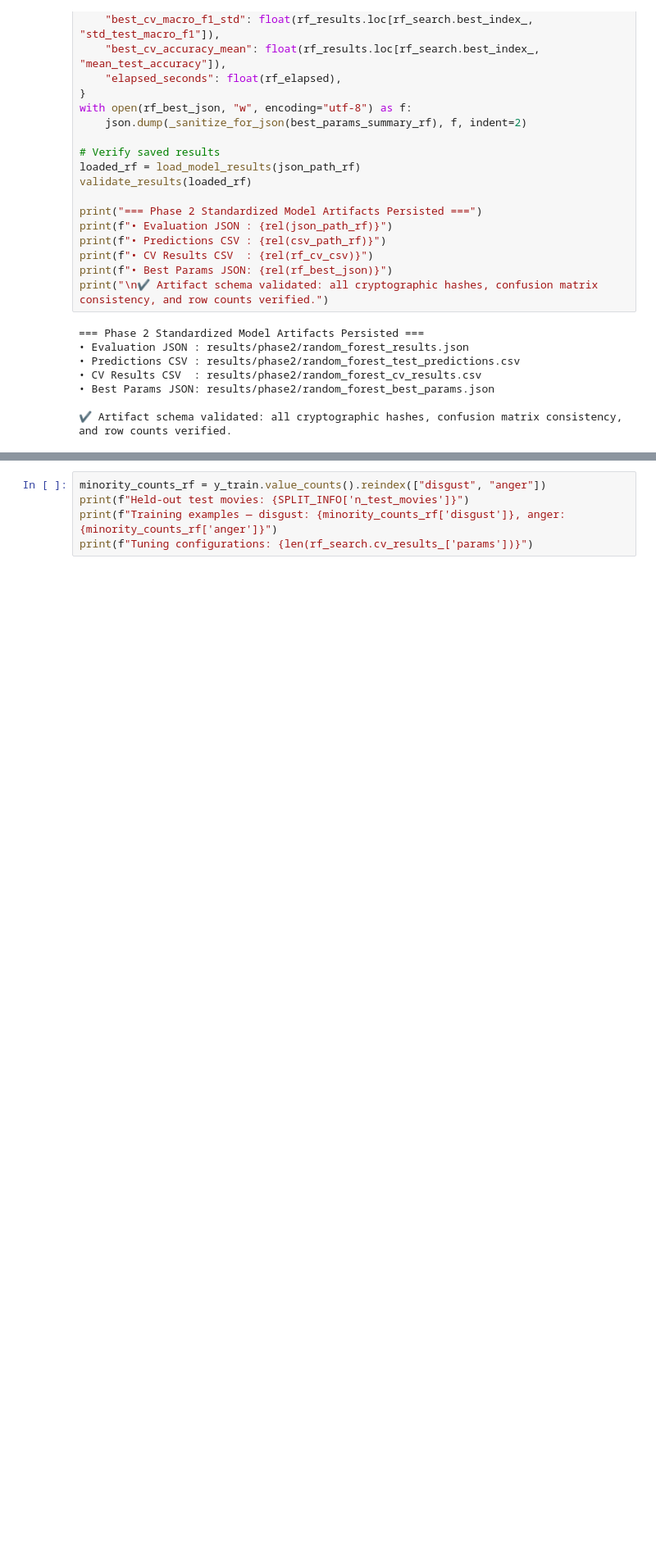
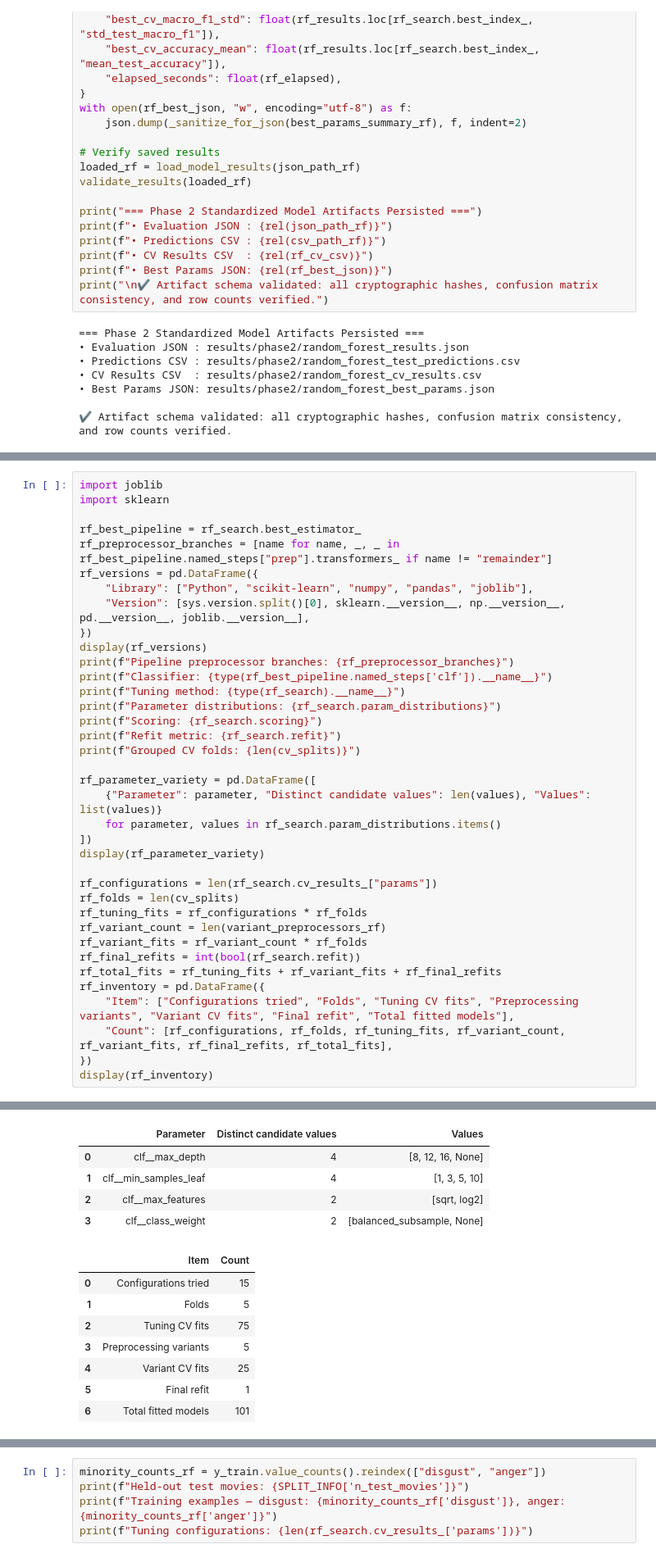
Before and after one commit to it25102877/IT2011-AIML-Project, a Jupyter notebook: notebooks/IT25102877_Model_RandomForest.ipynb, the cells around one changed output, grey strips where cells are left out. Shown at 82% size. Cells and saved outputs as stored; diff of their text form; blank space fills up the shorter version.

```diff
--- a/notebooks/IT25102877_Model_RandomForest.ipynb
+++ b/notebooks/IT25102877_Model_RandomForest.ipynb
@@ -905,0 +934,38 @@ print(f"✔ Pipeline cache directory removed: {rel(CACHE_DIR)}")
+# %%
+import joblib
+import sklearn
+
+rf_best_pipeline = rf_search.best_estimator_
+rf_preprocessor_branches = [name for name, _, _ in rf_best_pipeline.named_steps["prep"].transformers_ if name != "remainder"]
+rf_versions = pd.DataFrame({
+    "Library": ["Python", "scikit-learn", "numpy", "pandas", "joblib"],
+    "Version": [sys.version.split()[0], sklearn.__version__, np.__version__, pd.__version__, joblib.__version__],
+})
+display(rf_versions)
+print(f"Pipeline preprocessor branches: {rf_preprocessor_branches}")
+print(f"Classifier: {type(rf_best_pipeline.named_steps['clf']).__name__}")
+print(f"Tuning method: {type(rf_search).__name__}")
+print(f"Parameter distributions: {rf_search.param_distributions}")
+print(f"Scoring: {rf_search.scoring}")
+print(f"Refit metric: {rf_search.refit}")
+print(f"Grouped CV folds: {len(cv_splits)}")
+
+rf_parameter_variety = pd.DataFrame([
+    {"Parameter": parameter, "Distinct candidate values": len(values), "Values": list(values)}
+    for parameter, values in rf_search.param_distributions.items()
+])
+display(rf_parameter_variety)
+
+rf_configurations = len(rf_search.cv_results_["params"])
+rf_folds = len(cv_splits)
+rf_tuning_fits = rf_configurations * rf_folds
+rf_variant_count = len(variant_preprocessors_rf)
+rf_variant_fits = rf_variant_count * rf_folds
+rf_final_refits = int(bool(rf_search.refit))
+rf_total_fits = rf_tuning_fits + rf_variant_fits + rf_final_refits
+rf_inventory = pd.DataFrame({
+    "Item": ["Configurations tried", "Folds", "Tuning CV fits", "Preprocessing variants", "Variant CV fits", "Final refit", "Total fitted models"],
+    "Count": [rf_configurations, rf_folds, rf_tuning_fits, rf_variant_count, rf_variant_fits, rf_final_refits, rf_total_fits],
+})
+display(rf_inventory)
+# %% [output]
@@ -905,0 +985,13 @@ print(f"✔ Pipeline cache directory removed: {rel(CACHE_DIR)}")
+|  | Parameter | Distinct candidate values | Values |
+| 0 | clf__max_depth | 4 | [8, 12, 16, None] |
+| 1 | clf__min_samples_leaf | 4 | [1, 3, 5, 10] |
+| 2 | clf__max_features | 2 | [sqrt, log2] |
+| 3 | clf__class_weight | 2 | [balanced_subsample, None] |
+|  | Item | Count |
+| 0 | Configurations tried | 15 |
+| 1 | Folds | 5 |
+| 2 | Tuning CV fits | 75 |
+| 3 | Preprocessing variants | 5 |
+| 4 | Variant CV fits | 25 |
+| 5 | Final refit | 1 |
+| 6 | Total fitted models | 101 |
```
Also changed, not shown: parts of 11 cells of this notebook, 4 other files.
